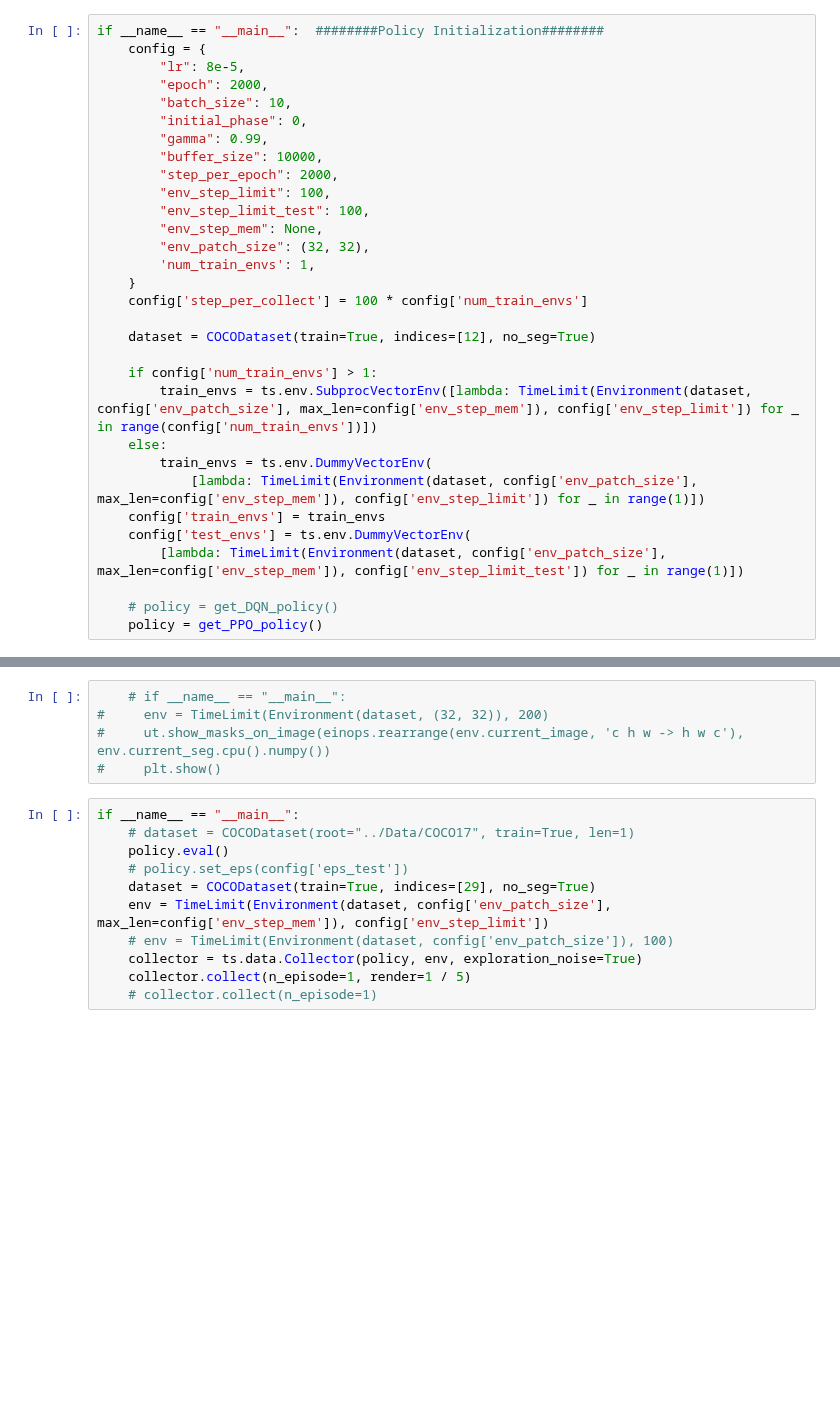
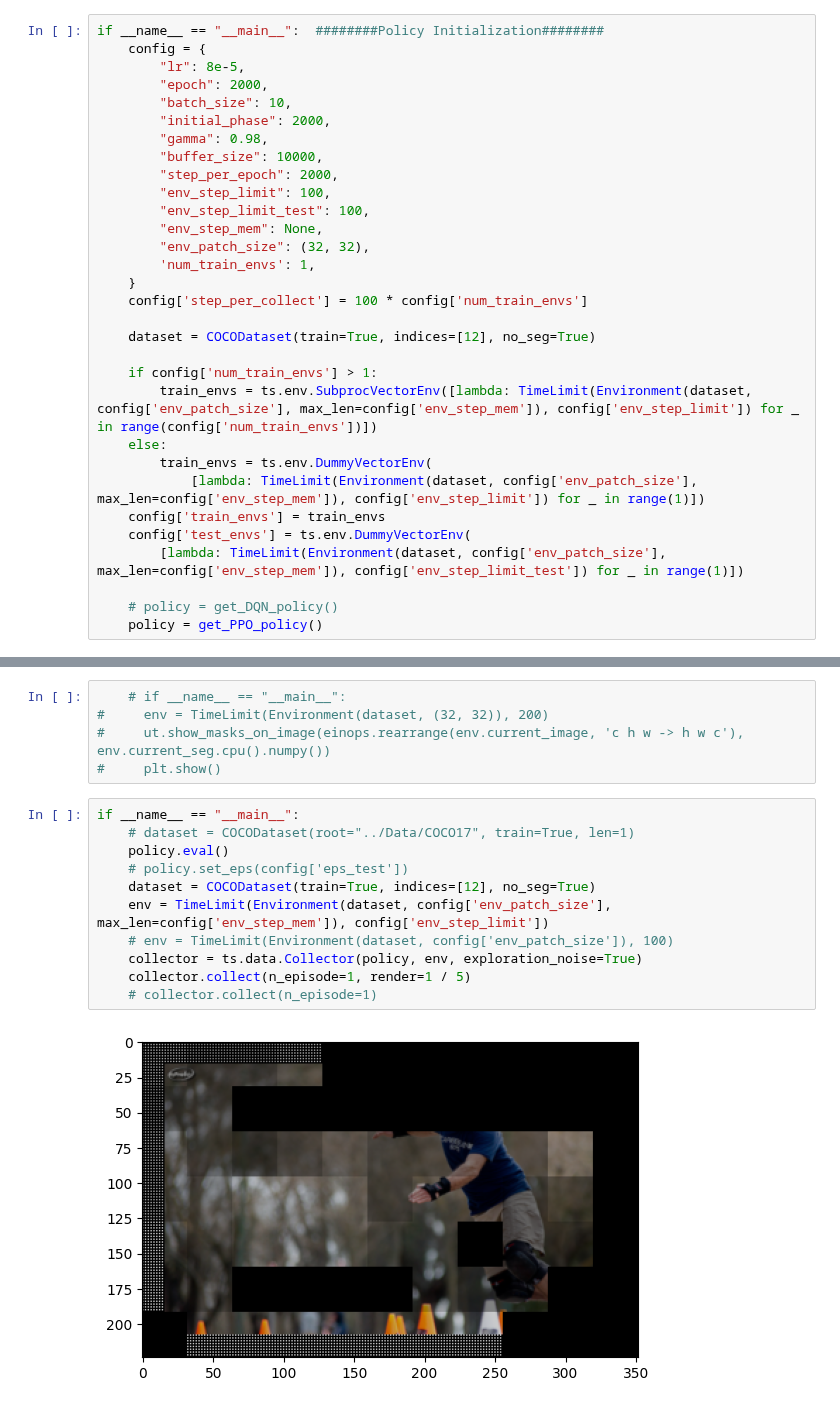
Before and after one commit to moeiniamir/AttentionRL, a Jupyter notebook: v2/agent1.ipynb, the cells around one changed output, grey strips where cells are left out. Saved outputs shown, nothing was run; the diff lists cells and outputs as text; blank space fills up the shorter version.

```diff
--- a/v2/agent1.ipynb
+++ b/v2/agent1.ipynb
@@ -270,8 +270,8 @@ if __name__ == "__main__":  ########Policy Initialization########
         "lr": 8e-5,
         "epoch": 2000,
         "batch_size": 10,
-        "initial_phase": 0,
-        "gamma": 0.99,
+        "initial_phase": 2000,
+        "gamma": 0.98,
         "buffer_size": 10000,
         "step_per_epoch": 2000,
         "env_step_limit": 100,
@@ -316,11 +321,13 @@ if __name__ == "__main__":  ########Training########
 # %%
 if __name__ == "__main__":
     # dataset = COCODataset(root="../Data/COCO17", train=True, len=1)
     policy.eval()
     # policy.set_eps(config['eps_test'])
-    dataset = COCODataset(train=True, indices=[29], no_seg=True)
+    dataset = COCODataset(train=True, indices=[12], no_seg=True)
     env = TimeLimit(Environment(dataset, config['env_patch_size'], max_len=config['env_step_mem']), config['env_step_limit'])
     # env = TimeLimit(Environment(dataset, config['env_patch_size']), 100)
     collector = ts.data.Collector(policy, env, exploration_noise=True)
     collector.collect(n_episode=1, render=1 / 5)
     # collector.collect(n_episode=1)
+# %% [output]
+[figure, added]
```
Also changed, not shown: parts of 3 cells of this notebook.
